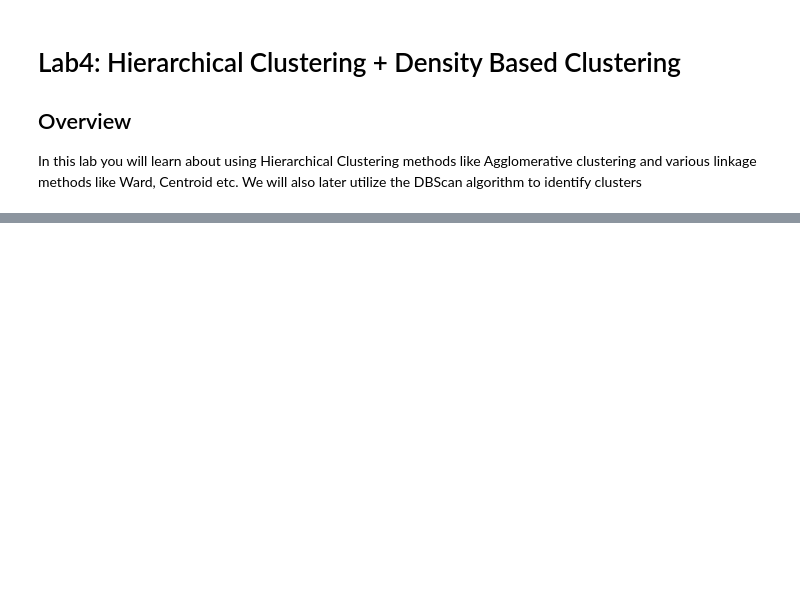
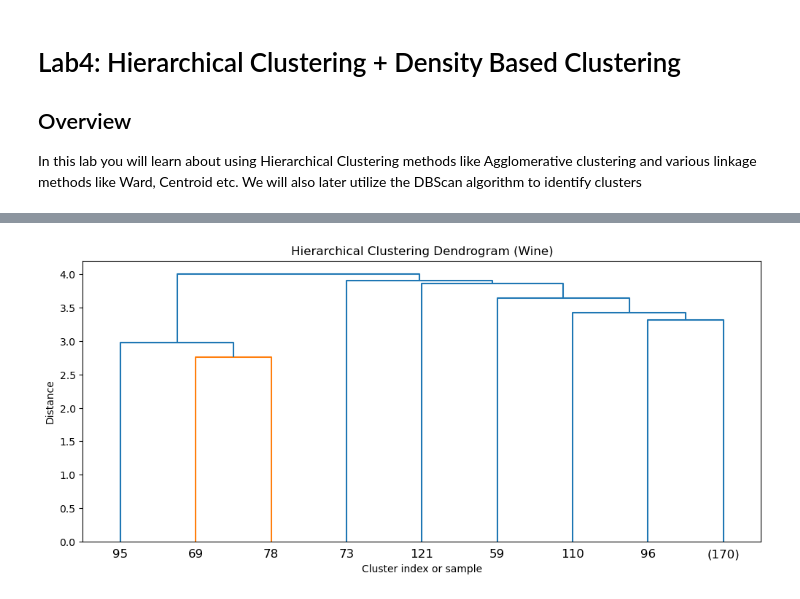
Before and after one commit to CS506-Boston-University/lab4-hamdi-aa, a Jupyter notebook: Lab_4.ipynb, the cells around one changed output, grey strips where cells are left out. Saved outputs shown, nothing was run; the diff lists cells and outputs as text; code cells hidden in the pictures; blank space fills up the shorter version.

```diff
--- a/Lab_4.ipynb
+++ b/Lab_4.ipynb
@@ -39,22 +47,24 @@ plt.show()
 # %%
 import matplotlib.pyplot as plt
 from scipy.cluster.hierarchy import linkage, dendrogram
 
 # -------------------------
 # TODO Use Single method for the linkage method from scipy (part 1) (2 points)
 # ------------------------
-Z =
+Z = linkage(X_scaled, method="single")
 
 # ----------------------------
 # Implementation ends here
 # ----------------------------
 
 plt.figure(figsize=(12, 5))
 dendrogram(Z, truncate_mode="level", p=5)  # truncate for readability
 plt.title("Hierarchical Clustering Dendrogram (Wine)")
 plt.xlabel("Cluster index or sample")
 plt.ylabel("Distance")
 plt.show()
+# %% [output]
+[figure, added]
 # %%
 import matplotlib.pyplot as plt
 from scipy.cluster.hierarchy import linkage, dendrogram
```
Also changed, not shown: parts of 20 cells of this notebook.
